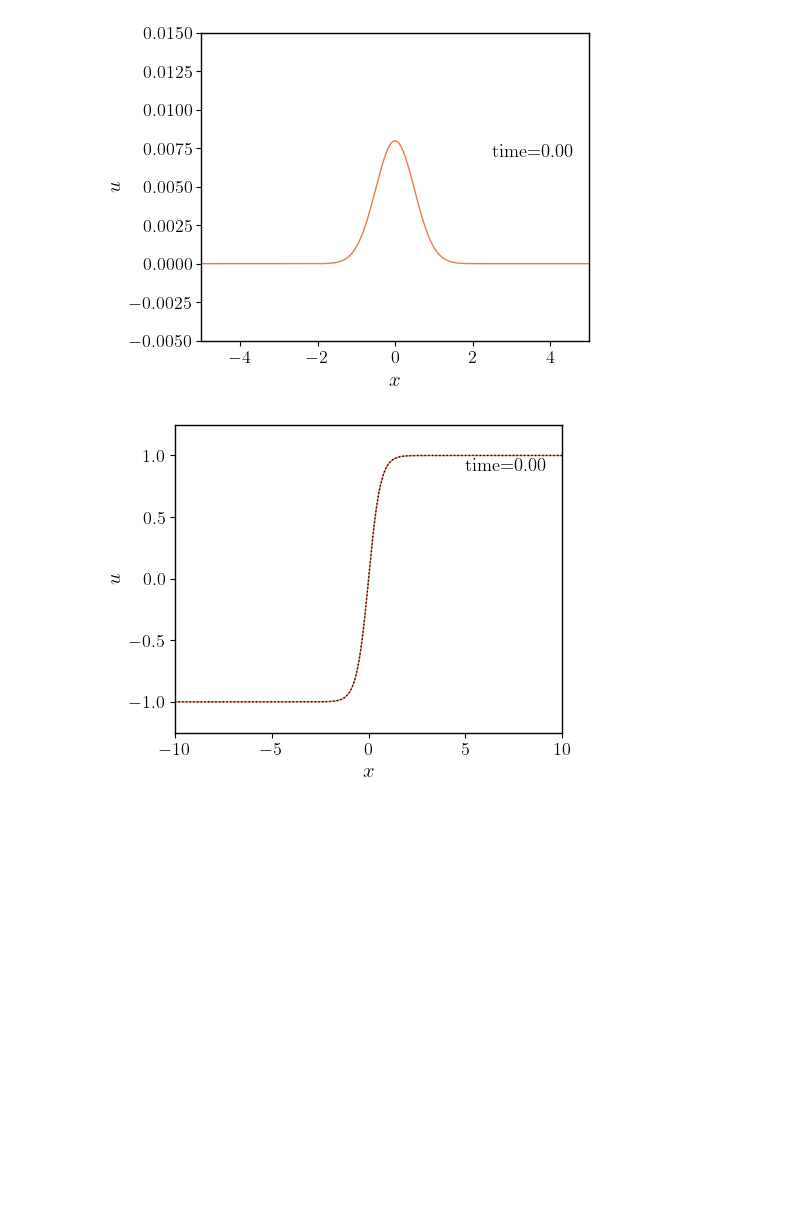
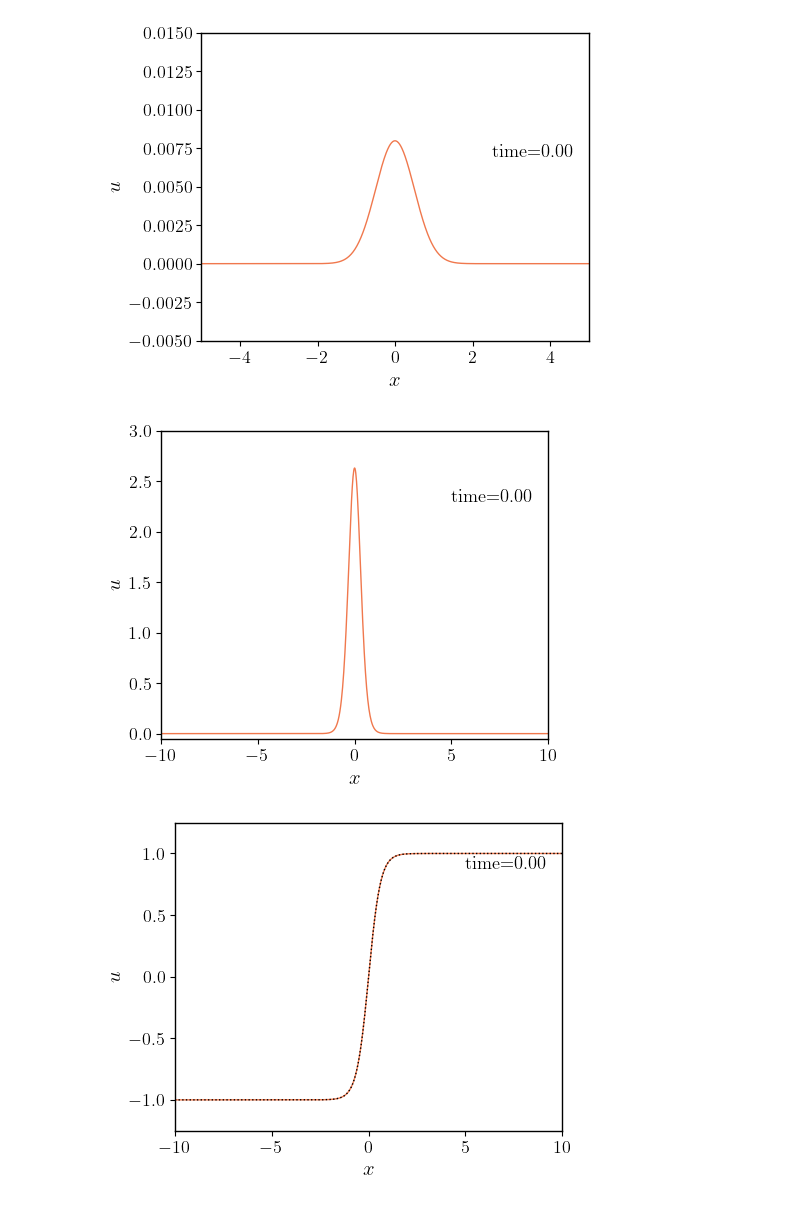
Before and after one commit to Mandy8808/GR_NS_BS, a Jupyter notebook: Solitons/Notebook/Ejemplos.ipynb, the cells around one changed output. Drawn from its saved outputs; the diff is of its cells as text; code cells hidden in the pictures; blank space fills up the shorter version.

```diff
--- a/Solitons/Notebook/Ejemplos.ipynb
+++ b/Solitons/Notebook/Ejemplos.ipynb
@@ -144,7 +162,7 @@ dvideo.video(n0, dataname, struc, nameV, show=True, ylim=[-a0/2, a0+a0/2])  # -a
 # %%
 # Ejemplo 3
 
-def SombreroMexicano(xlim, tlim, utilez, NoHomog=[0, 0], ZipName='SimulacionData', info=False,
+def SombreroMexicano(xlim, tlim, utilez, NoHomog=[0, 0], ZipName='SimulacionData', info=False, density=True,
            user_action=None):
     """
     1 + 1 Klein-Gordon sistema
@@ -201,10 +219,11 @@ def SombreroMexicano(xlim, tlim, utilez, NoHomog=[0, 0], ZipName='SimulacionData
         return duxi0
 
     dVx = lambda u: lam*(u**2-v**2)*u
+    Vx = lambda u: lam*(u**2-v**2)**2/4
 
     u, xi, ti, cpu_time = mod.solver(dt=dt, dx=dx, xmin=xmin, xmax=xmax, tmin=tmin, tmax=tmax,
-                                     ux=u0x, dux=ut, dVx=dVx, NoHomog=NoHomog, ZipName=ZipName,
-                                     info=info, user_action=user_action)
+                                     ux=u0x, dux=ut, dVx=dVx, Vx=Vx, NoHomog=NoHomog, ZipName=ZipName,
+                                     info=info, user_action=user_action, density=density)
 
     return u, xi, ti, cpu_time
 # %%
@@ -228,6 +247,24 @@ NoHomog = [-v, v]
 
 u, xi, ti, cpu_time = SombreroMexicano(xlim, tlim, utilez, NoHomog=NoHomog, ZipName=nameZip, info=False,
            user_action=None)
+# %%
+# Creando video
+address = 'Data/SimulacionData3.npz'
+figData = plt.subplots(nrows=1, ncols=1, figsize=(5, 4), sharex=False, sharey=False,
+                       gridspec_kw=dict(hspace=0.0, wspace=.13))
+
+#fu = lambda t, x: lam*v*np.tanh(m*(x-v0*t)/np.sqrt(1-v0**2)/np.sqrt(2))  # solución analítica
+dvideo = mod.Visualization(address, figData)  # , solAnalit=fu
+
+n0 = 0
+dataname = '.data_dens_'
+nameV = 'Densidadsoliton'
+xmin, xmax, ls, lw, color = xi[0], xi[-1], '-', 1, '#f0784d'
+struc = [xmin, xmax, ls, lw, color]
+
+dvideo.video(n0, dataname, struc, nameV, show=True, ylim=[-.05, 3.])
+# %% [output]
+[figure, added]
 # %%
 # Creando video
 address = 'Data/SimulacionData3.npz'
```
Also changed, not shown: parts of 13 cells of this notebook, 12 other files.
